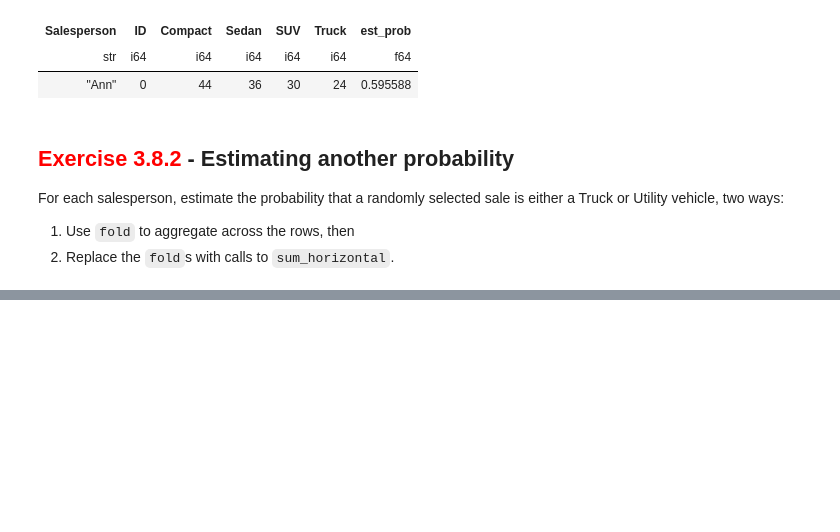
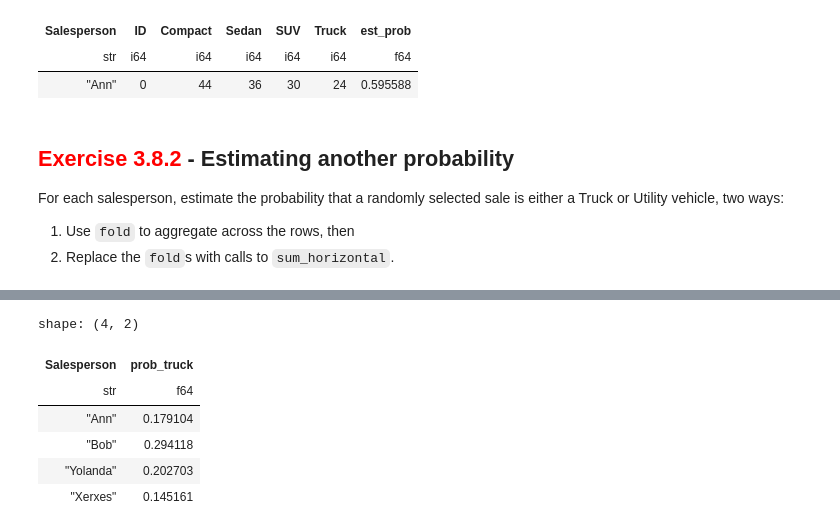
Before and after one commit to theisenr05/Out_Of_Class_3.3, a Jupyter notebook: 3_3_reduce_and_fold_across_columns_in_polars.ipynb, the cells around one changed output, grey strips where cells are left out. Cells and saved outputs as stored; diff of their text form; code cells hidden in the pictures; blank space fills up the shorter version.

```diff
--- a/3_3_reduce_and_fold_across_columns_in_polars.ipynb
+++ b/3_3_reduce_and_fold_across_columns_in_polars.ipynb
@@ -249,2 +325,20 @@ For each salesperson, estimate the probability that a randomly selected sale is
 # %%
-# Your code using sum_horizontal  here
+result_sumh = (
+    df.select([
+        pl.col("Salesperson"),
+        (
+            pl.sum_horizontal("Truck")
+            /
+            pl.sum_horizontal("Compact", "Sedan", "SUV", "Truck")
+        ).alias("prob_truck")
+    ])
+)
+result_sumh
+# %% [output]
+shape: (4, 2)
+| Salesperson | prob_truck |
+| str | f64 |
+| "Ann" | 0.179104 |
+| "Bob" | 0.294118 |
+| "Yolanda" | 0.202703 |
+| "Xerxes" | 0.145161 |
```
Also changed, not shown: parts of 10 cells of this notebook, 1 other file.
